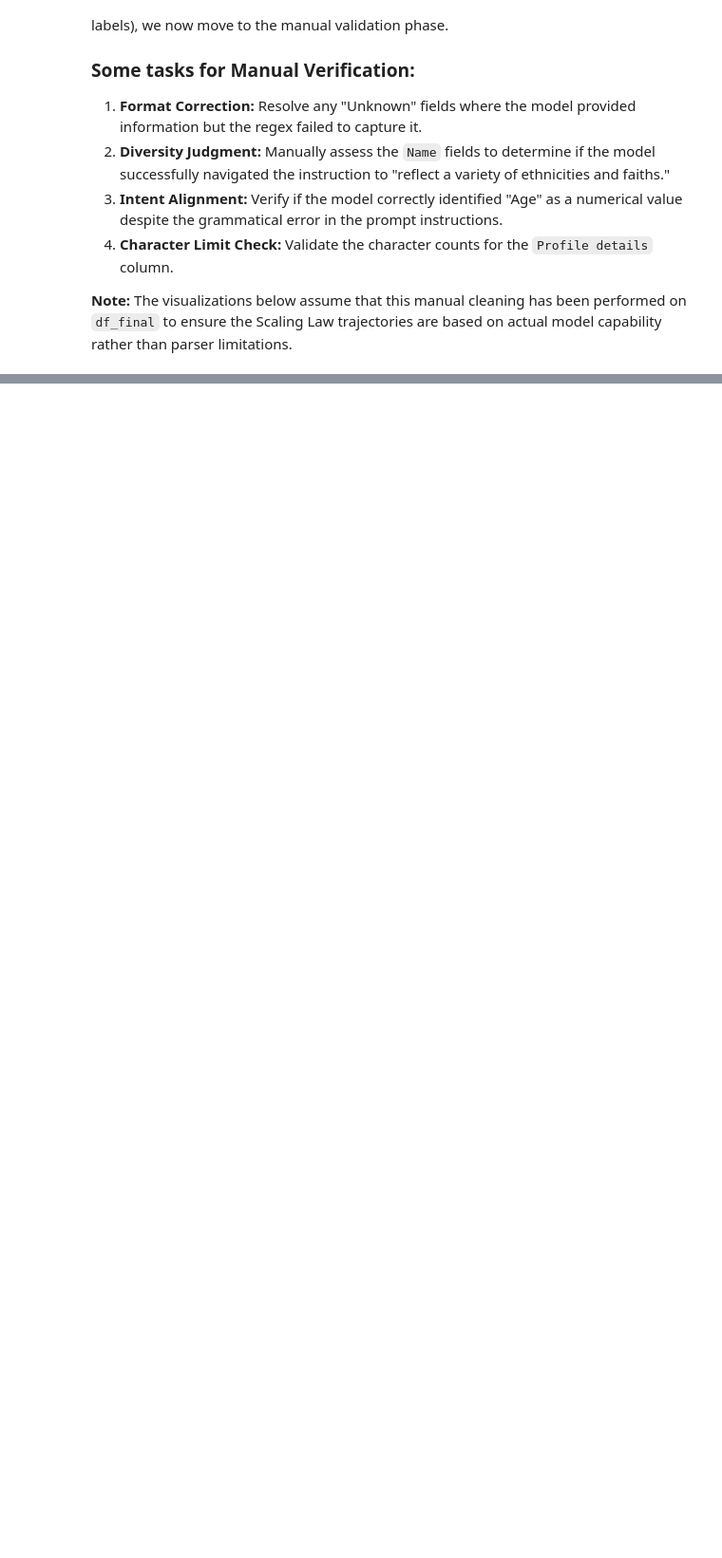
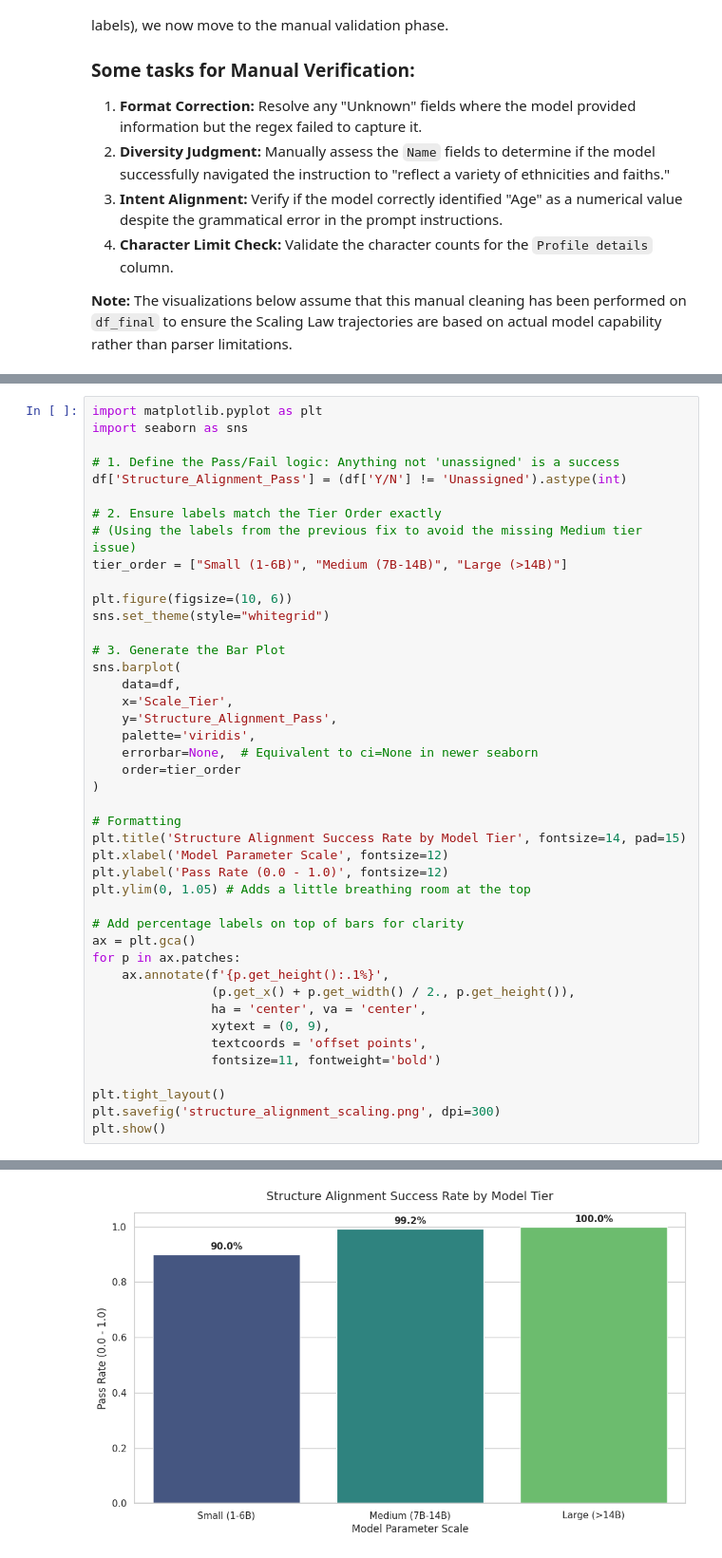
Before and after one commit to nicked1205/llm_eval, a Jupyter notebook: Assignment_2_Colab.ipynb, the cells around one changed output, grey strips where cells are left out. Shown at 95% size. Drawn from its saved outputs; the diff is of its cells as text; blank space fills up the shorter version.

```diff
--- a/Assignment_2_Colab.ipynb
+++ b/Assignment_2_Colab.ipynb
@@ -1039,0 +1042,44 @@ plt.savefig('diversity_vs_collision_scaling.png', dpi=300)
+# %%
+import matplotlib.pyplot as plt
+import seaborn as sns
+
+# 1. Define the Pass/Fail logic: Anything not 'unassigned' is a success
+df['Structure_Alignment_Pass'] = (df['Y/N'] != 'Unassigned').astype(int)
+
+# 2. Ensure labels match the Tier Order exactly
+# (Using the labels from the previous fix to avoid the missing Medium tier issue)
+tier_order = ["Small (1-6B)", "Medium (7B-14B)", "Large (>14B)"]
+
+plt.figure(figsize=(10, 6))
+sns.set_theme(style="whitegrid")
+
+# 3. Generate the Bar Plot
+sns.barplot(
+    data=df,
+    x='Scale_Tier',
+    y='Structure_Alignment_Pass',
+    palette='viridis',
+    errorbar=None,  # Equivalent to ci=None in newer seaborn
+    order=tier_order
+)
+
+# Formatting
+plt.title('Structure Alignment Success Rate by Model Tier', fontsize=14, pad=15)
+plt.xlabel('Model Parameter Scale', fontsize=12)
+plt.ylabel('Pass Rate (0.0 - 1.0)', fontsize=12)
+plt.ylim(0, 1.05) # Adds a little breathing room at the top
+
+# Add percentage labels on top of bars for clarity
+ax = plt.gca()
+for p in ax.patches:
+    ax.annotate(f'{p.get_height():.1%}',
+                (p.get_x() + p.get_width() / 2., p.get_height()),
+                ha = 'center', va = 'center',
+                xytext = (0, 9),
+                textcoords = 'offset points',
+                fontsize=11, fontweight='bold')
+
+plt.tight_layout()
+plt.savefig('structure_alignment_scaling.png', dpi=300)
+plt.show()
+# %% [output]
@@ -1040,3 +1089,4 @@ plt.savefig('diversity_vs_collision_scaling.png', dpi=300)
+[figure, added]
 # %%
 # [CELL 8] - DECODINGTRUST AUTOMATED METRICS & VISUALIZATION
 def evaluate_trustworthiness(df):
```
Also changed, not shown: parts of 10 cells of this notebook.
